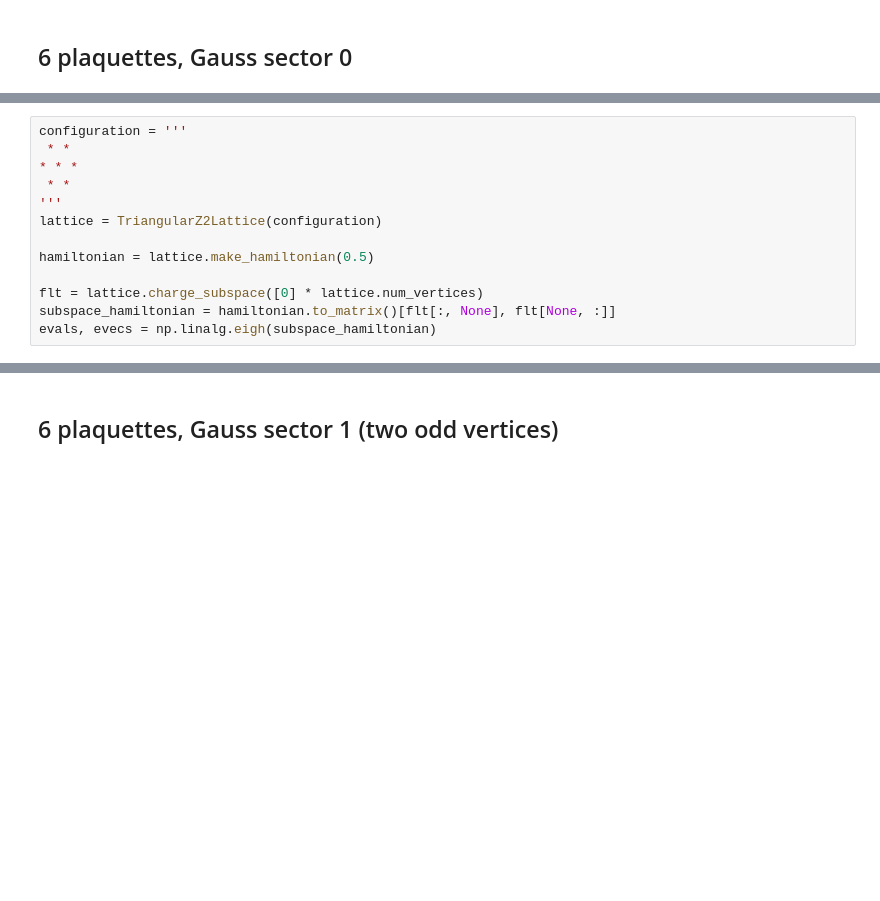
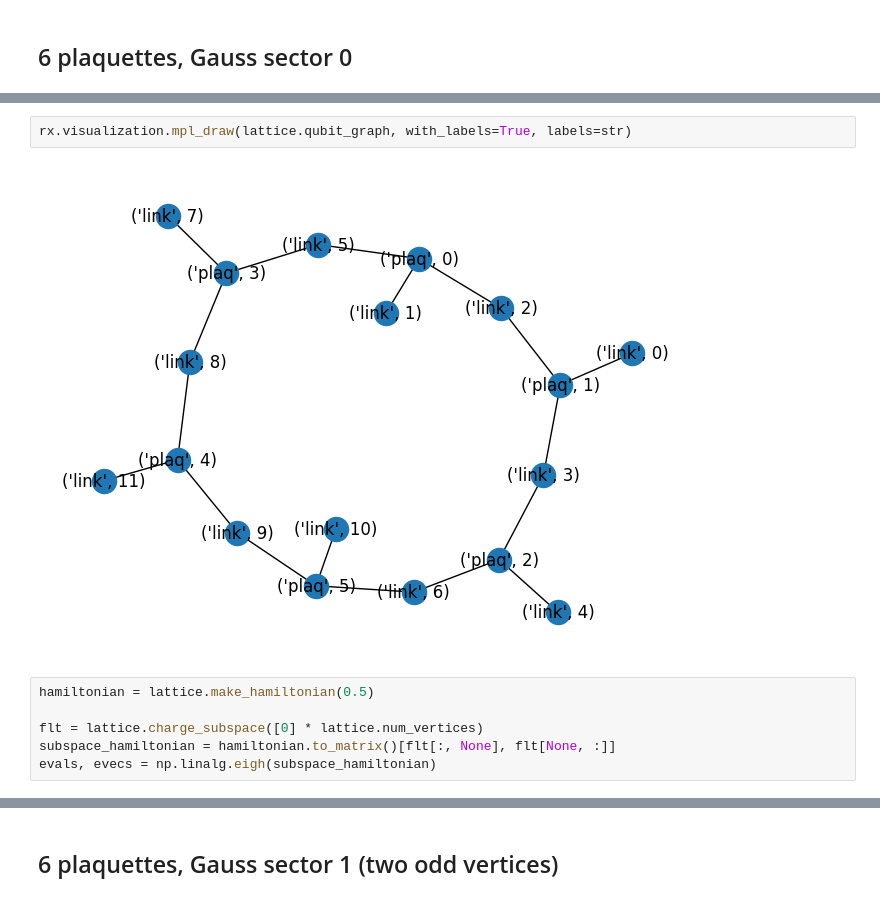
Before and after one commit to UTokyo-ICEPP/heavyhex-qft, a Jupyter notebook: notebooks/triangular_z2.ipynb, the cells around one changed output, grey strips where cells are left out. Drawn from its saved outputs; the diff is of its cells as text; blank space fills up the shorter version.

```diff
--- a/notebooks/triangular_z2.ipynb
+++ b/notebooks/triangular_z2.ipynb
@@ -37,11 +66,8 @@ plt.grid(True, axis='y')
+# %%
+rx.visualization.mpl_draw(lattice.qubit_graph, with_labels=True, labels=str)
+# %% [output]
+[figure, added]
 # %%
-configuration = '''
- * *
-* * *
- * *
-'''
-lattice = TriangularZ2Lattice(configuration)
-
 hamiltonian = lattice.make_hamiltonian(0.5)
 
 flt = lattice.charge_subspace([0] * lattice.num_vertices)
```
Also changed, not shown: parts of 24 cells of this notebook.
